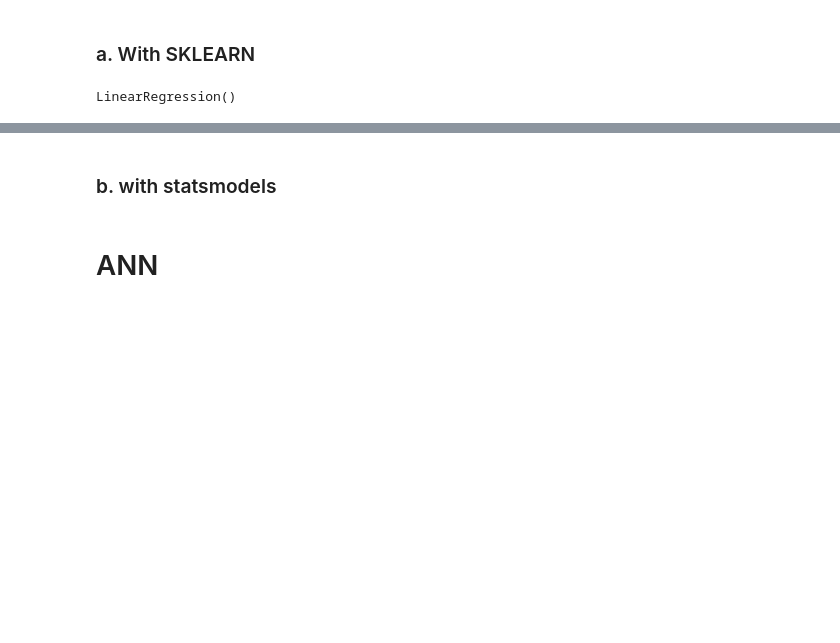
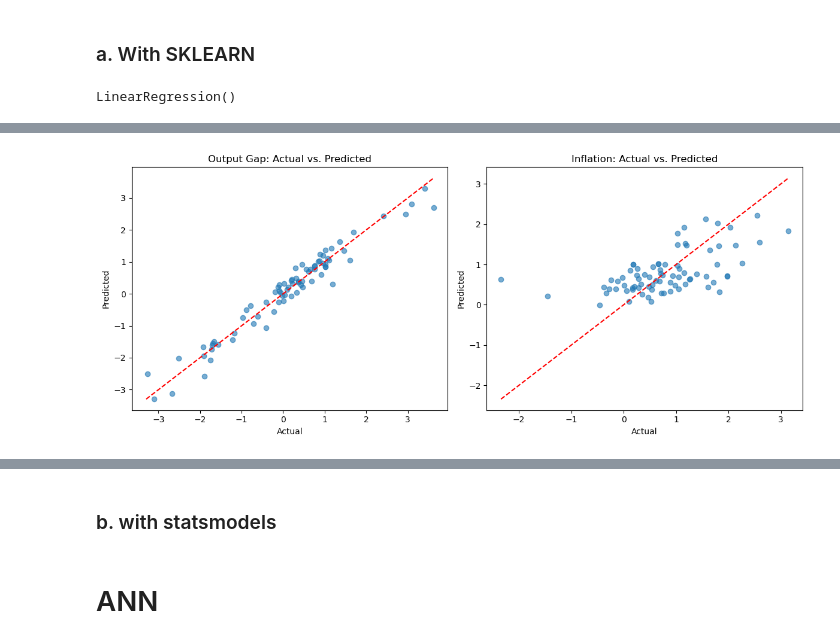
Before and after one commit to Sebastian-Ballesteros/ST449_Project, a Jupyter notebook: main_v2.ipynb, the cells around one changed output, grey strips where cells are left out. Saved outputs shown, nothing was run; the diff lists cells and outputs as text; code cells hidden in the pictures; blank space fills up the shorter version.

```diff
--- a/main_v2.ipynb
+++ b/main_v2.ipynb
@@ -355,0 +288,92 @@ Lag_i1             0.114298
+# %%
+import numpy as np
+import pandas as pd
+from sklearn.linear_model import LinearRegression
+from sklearn.metrics import r2_score
+from scipy.stats import t as t_dist
+
+
+# --------------------------------------------------
+# 3. Extract Residuals (Reduced-Form)
+# --------------------------------------------------
+# Predicted values
+y_y_pred = ols_model_y.predict(X_y)
+y_pi_pred = ols_model_pi.predict(X_pi)
+
+# Residuals
+u_y = y_y - y_gap_pred
+u_pi = y_pi - infl_pred
+
+# --------------------------------------------------
+# 4. Compute the Covariance of Reduced-Form Residuals
+# --------------------------------------------------
+# Stack the residuals: columns = [u_y, u_pi]
+resid_matrix = np.column_stack([u_y, u_pi])
+Sigma_u = np.cov(resid_matrix, rowvar=False)  # 2x2 matrix
+
+# --------------------------------------------------
+# 5. Cholesky Decomposition => Structural Identification
+#    Sigma_u = P * P'  =>  structural shocks = P^(-1) * u
+# --------------------------------------------------
+P = np.linalg.cholesky(Sigma_u)
+invP = np.linalg.inv(P)
+
+# Structural shocks (shape: (T, 2))
+e_struct = (invP @ resid_matrix.T).T
+
+# --------------------------------------------------
+# 6. Print or Inspect Results
+# --------------------------------------------------
+print("\n=== OLS Model for Output Gap (y_t) ===")
+print("Coefficients:", ols_model_y.coef_)
+print("Intercept:", ols_model_y.intercept_)
+
+print("\n=== OLS Model for Inflation (pi_t) ===")
+print("Coefficients:", ols_model_pi.coef_)
+print("Intercept:", ols_model_pi.intercept_)
+
+print("\n=== Reduced-Form Residual Covariance (Sigma_u) ===")
+print(Sigma_u)
+
+print("\n=== Cholesky Factor (P) ===")
+print(P)
+
+print("\n=== First 5 Structural Shocks (short-run ID) ===")
+df_shocks = pd.DataFrame(e_struct[:5], columns=["shock_y", "shock_pi"])
+print(df_shocks)
+
+# --------------------------------------------------
+# 7. Visualization: Actual vs. Predicted
+# --------------------------------------------------
+
+fig, ax = plt.subplots(1, 2, figsize=(12, 5))
+
+# Plot 1: Actual vs. Predicted (Output Gap)
+ax[0].scatter(y_y, y_y_pred, alpha=0.6)
+min_val = min(y_y.min(), y_y_pred.min())
+max_val = max(y_y.max(), y_y_pred.max())
+ax[0].plot([min_val, max_val], [min_val, max_val], 'r--')
+ax[0].set_title('Output Gap: Actual vs. Predicted')
+ax[0].set_xlabel('Actual')
+ax[0].set_ylabel('Predicted')
+
+# Plot 2: Actual vs. Predicted (Inflation)
+ax[1].scatter(y_pi, y_pi_pred, alpha=0.6)
+min_val = min(y_pi.min(), y_pi_pred.min())
+max_val = max(y_pi.max(), y_pi_pred.max())
+ax[1].plot([min_val, max_val], [min_val, max_val], 'r--')
+ax[1].set_title('Inflation: Actual vs. Predicted')
+ax[1].set_xlabel('Actual')
+ax[1].set_ylabel('Predicted')
+
+plt.tight_layout()
+plt.show()
+
+# --------------------------------------------------
+# 8. R2 and p-values
+# --------------------------------------------------
+r2_y = r2_score(y_y, y_y_pred)
+r2_pi = r2_score(y_pi, y_pi_pred)
+
+print("R2 for y: ", r2_y, ", R2 for pi: ", r2_pi)
+# %% [output]
@@ -355,0 +397 @@ Lag_i1             0.114298
+[figure, added]
```
Also changed, not shown: parts of 11 cells of this notebook, 1 other file.
